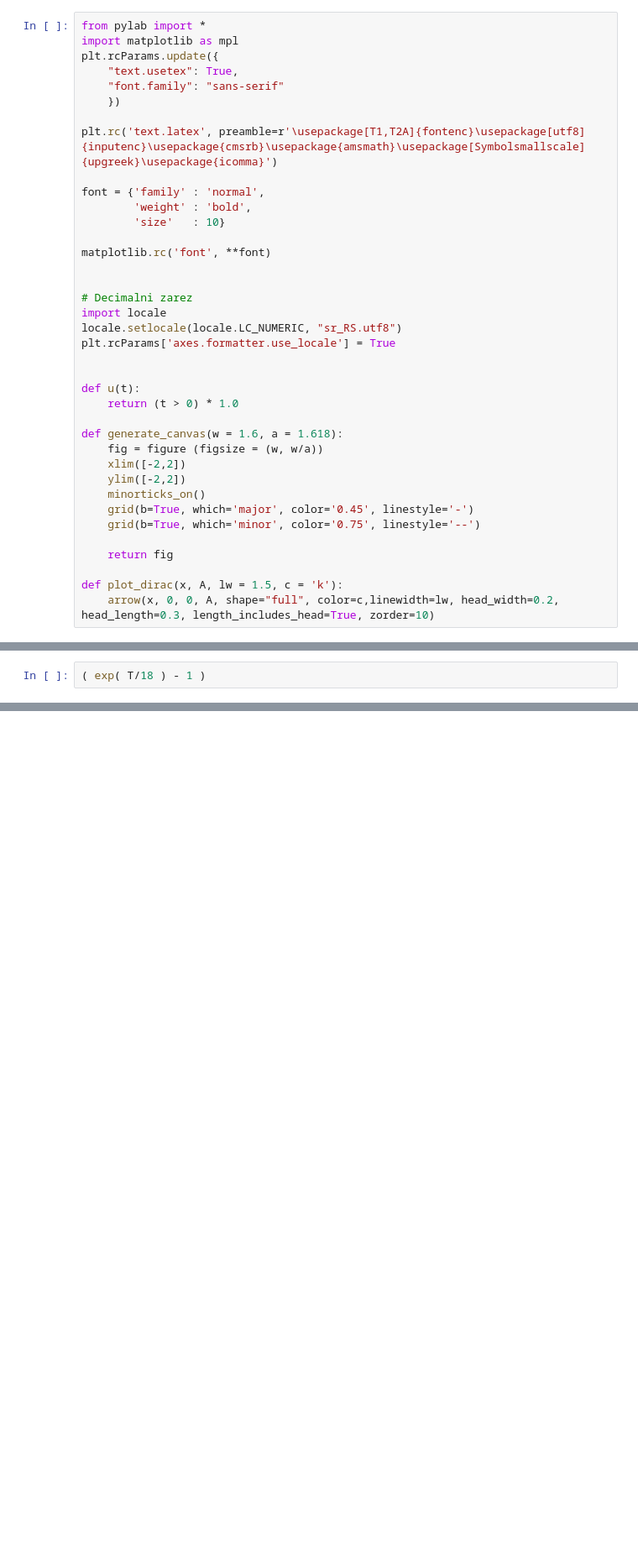
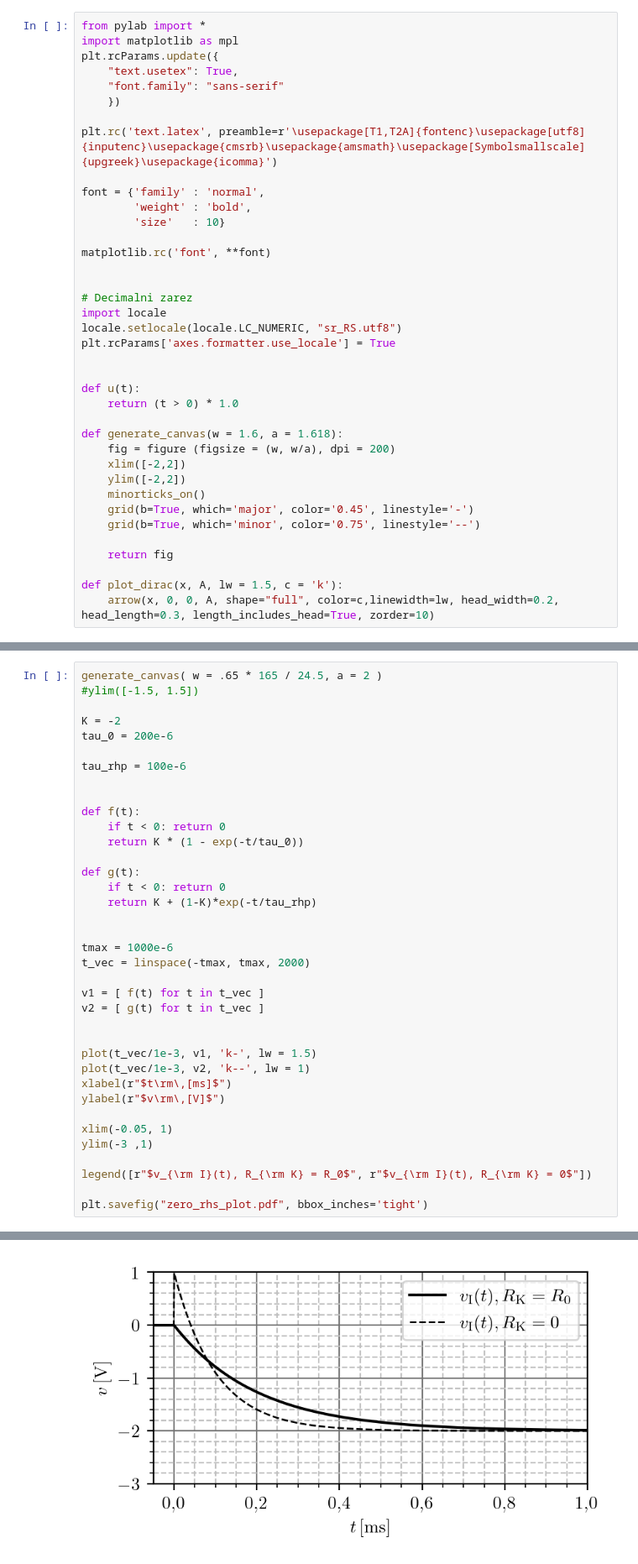
Before and after one commit to djokicd/zbirka-sis, a Jupyter notebook: 4_laplasova_transformacija/3_fje_prenosa/fig/LT_plotovi.ipynb, the cells around one changed output, grey strips where cells are left out. Shown: that part at 84% size. Cells and saved outputs as stored; diff of their text form; blank space fills up the shorter version.

```diff
--- a/4_laplasova_transformacija/3_fje_prenosa/fig/LT_plotovi.ipynb
+++ b/4_laplasova_transformacija/3_fje_prenosa/fig/LT_plotovi.ipynb
@@ -25,7 +25,7 @@ def u(t):
     return (t > 0) * 1.0
 
 def generate_canvas(w = 1.6, a = 1.618):
-    fig = figure (figsize = (w, w/a))
+    fig = figure (figsize = (w, w/a), dpi = 200)
     xlim([-2,2])
     ylim([-2,2])
     minorticks_on()
@@ -70,4 +71,39 @@ plt.savefig("tram_plot.pdf", bbox_inches='tight')
 [figure]
 # %%
-( exp( T/18 ) - 1 )
+generate_canvas( w = .65 * 165 / 24.5, a = 2 )
+#ylim([-1.5, 1.5])
+
+K = -2
+tau_0 = 200e-6
+
+tau_rhp = 100e-6
+
+
+def f(t):
+    if t < 0: return 0
+    return K * (1 - exp(-t/tau_0))
+
+def g(t):
+    if t < 0: return 0
+    return K + (1-K)*exp(-t/tau_rhp)
+
+
+tmax = 1000e-6
+t_vec = linspace(-tmax, tmax, 2000)
+
+v1 = [ f(t) for t in t_vec ]
+v2 = [ g(t) for t in t_vec ]
+
+
+plot(t_vec/1e-3, v1, 'k-', lw = 1.5)
+plot(t_vec/1e-3, v2, 'k--', lw = 1)
+xlabel(r"$t\rm\,[ms]$")
+ylabel(r"$v\rm\,[V]$")
+
+xlim(-0.05, 1)
+ylim(-3 ,1)
+
+legend([r"$v_{\rm I}(t), R_{\rm K} = R_0$", r"$v_{\rm I}(t), R_{\rm K} = 0$"])
+
+plt.savefig("zero_rhs_plot.pdf", bbox_inches='tight')
 # %% [output]
@@ -74,0 +110 @@ plt.savefig("tram_plot.pdf", bbox_inches='tight')
+[figure, added]
```
Also changed, not shown: parts of 3 cells of this notebook, 4 other files.
